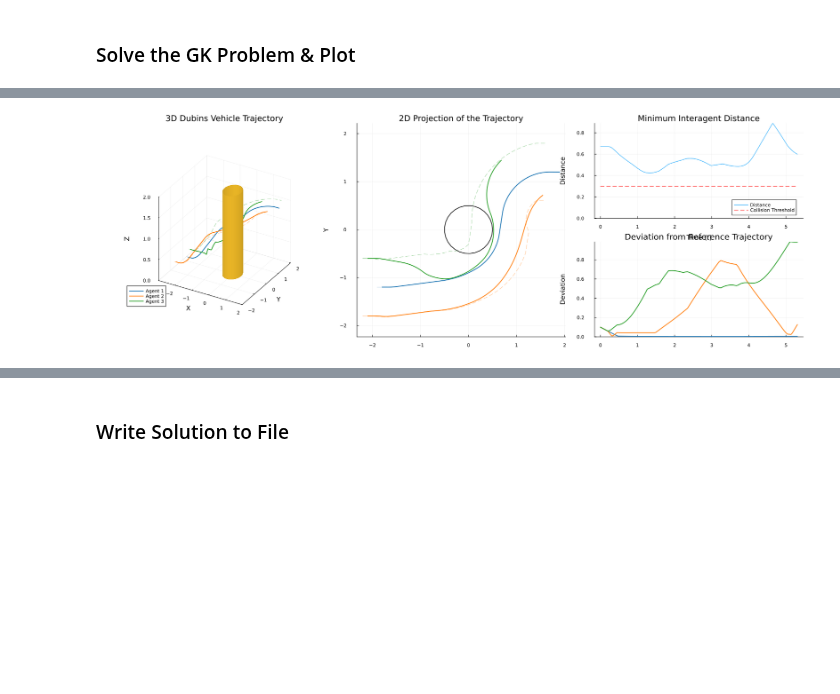
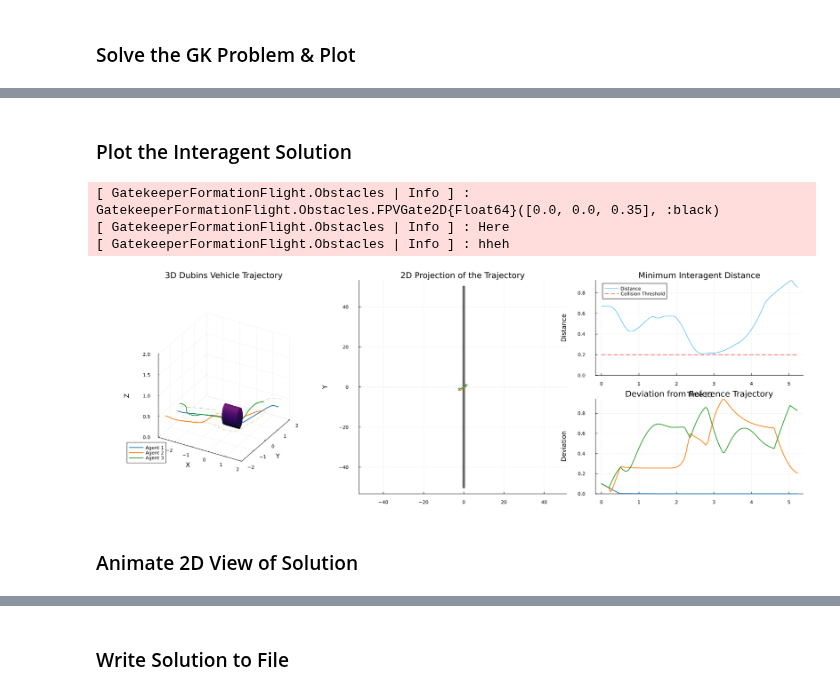
Before and after one commit to dev10110/GatekeeperFormationFlight.jl, a Jupyter notebook: examples/caams_demo/scenario_builder.ipynb, the cells around one changed output, grey strips where cells are left out. Saved outputs shown, nothing was run; the diff lists cells and outputs as text; code cells hidden in the pictures; blank space fills up the shorter version.

Commit message:
gate scenario 2

```diff
--- a/examples/caams_demo/scenario_builder.ipynb
+++ b/examples/caams_demo/scenario_builder.ipynb
@@ -252,5 +253,5 @@ include("../3d_example_utils.jl")
 WARNING: replacing module ExampleUtils3D.
 Main.ExampleUtils3D
 # %%
-env = DemoUtil.load_env("scenarios/gate_scenario_1.yaml")
+env = DemoUtil.load_env("scenarios/gate_scenario_2.yaml")
 # %% [output]
@@ -277,5 +301,11 @@ ErrorException: setfield!: immutable struct of type GatekeeperCoefficients canno
+# %% [markdown]
+### Plot the Interagent Solution
 # %%
-p = ExampleUtils3D.plot_interagent_solution(env.solution, env.gk; dims_min=env.scenario.domain_min, dims_max=env.scenario.domain_max)
-display(p)
+p1 = ExampleUtils3D.plot_interagent_solution(env.solution, env.gk; dims_min=env.scenario.domain_min, dims_max=env.scenario.domain_max)
 # %% [output]
+[ GatekeeperFormationFlight.Obstacles | Info ] : GatekeeperFormationFlight.Obstacles.FPVGate2D{Float64}([0.0, 0.0, 0.35], :black)
+[ GatekeeperFormationFlight.Obstacles | Info ] : Here
+[ GatekeeperFormationFlight.Obstacles | Info ] : hheh
-[figure, old version]
+[figure, new version]
+# %% [markdown]
+### Animate 2D View of Solution
```
Also changed, not shown: parts of 10 cells of this notebook, 6 other files.
